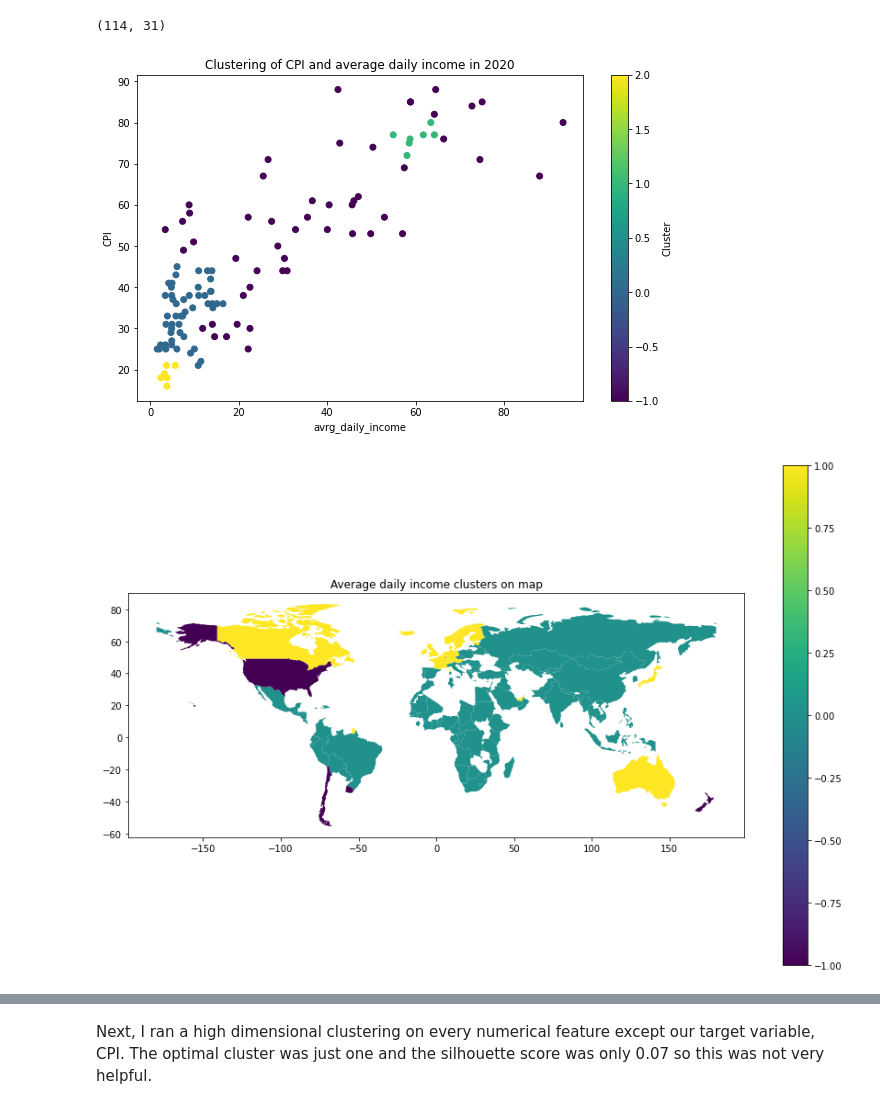
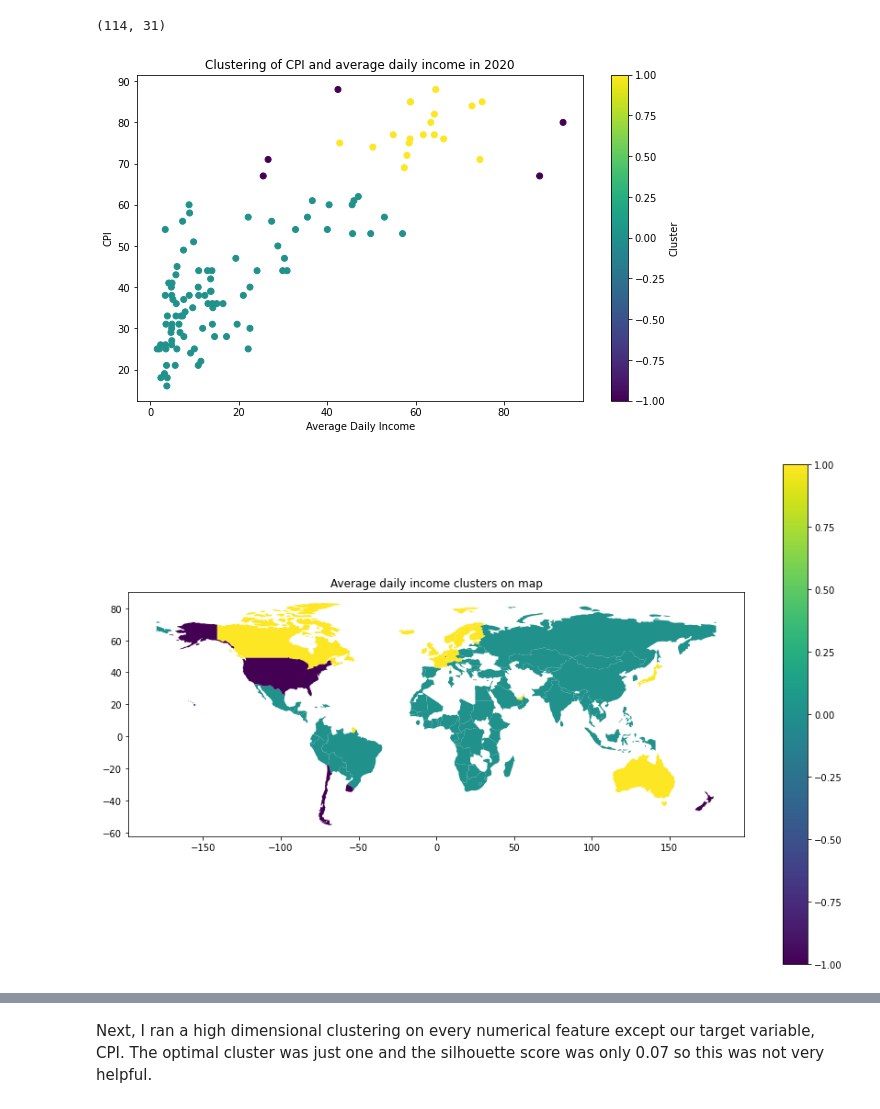
Before and after one commit to malfii/carbon-emission, a Jupyter notebook: notebooks/03_clustering.ipynb, the cells around one changed output, grey strips where cells are left out. Cells and saved outputs as stored; diff of their text form; code cells hidden in the pictures.

```diff
--- a/notebooks/03_clustering.ipynb
+++ b/notebooks/03_clustering.ipynb
@@ -34,47 +34,38 @@ gf = df[df['year'] == 2020].reset_index(drop=True)
 gf.shape
 # %% [output]
 (114, 31)
-# %%
-X = gf[['CPI', 'avrg_daily_income']]
-
-scaler = StandardScaler()
-X_scaled = scaler.fit_transform(X)
-
-dbscan = DBSCAN(eps=0.2, min_samples=5)
-clusters = dbscan.fit_predict(X_scaled)
-
-gf['Cluster'] = clusters
-
-plt.figure(figsize=(10, 6))
-scatter = plt.scatter(gf['avrg_daily_income'], gf['CPI'], c=gf['Cluster'], cmap='viridis')
-plt.title('Clustering of CPI and average daily income in 2020')
-plt.xlabel('avrg_daily_income')
-plt.ylabel('CPI')
-plt.colorbar(scatter, label='Cluster')
-plt.show()
-# %% [output]
-[figure, removed]
 # %%
 world = gpd.read_file(gpd.datasets.get_path('naturalearth_lowres'))
 
 merged_df = pd.merge(gf, world[['iso_a3', 'geometry']], left_on='iso', right_on='iso_a3', how='left')
 
 X = merged_df[['CPI', 'avrg_daily_income']]
 
 scaler = StandardScaler()
 X_scaled = scaler.fit_transform(X)
 
 dbscan = DBSCAN(eps=0.5, min_samples=5)
 clusters = dbscan.fit_predict(X_scaled)
 
 merged_df['Cluster'] = clusters
 
+plt.figure(figsize=(10, 6))
+scatter = plt.scatter(gf['avrg_daily_income'], merged_df['CPI'], c=merged_df['Cluster'], cmap='viridis')
+plt.title('Clustering of CPI and average daily income in 2020')
+plt.xlabel('Average Daily Income')
+plt.ylabel('CPI')
+plt.colorbar(scatter, label='Cluster')
+plt.savefig('../images/03_1_scatter.png')
+plt.show()
+
 gdf = gpd.GeoDataFrame(merged_df, geometry='geometry')
 
 fig, ax = plt.subplots(figsize=(15, 10))
 gdf.plot(column='Cluster', cmap='viridis', legend=True, ax=ax)
 plt.title('Average daily income clusters on map')
+plt.savefig('../images/03_2_map.png')
 plt.show()
 # %% [output]
-[figure, old version]
+[figure, new version]
+[figure, added]
 # %%
```
Also changed, not shown: parts of 4 cells of this notebook, 3 other files.
